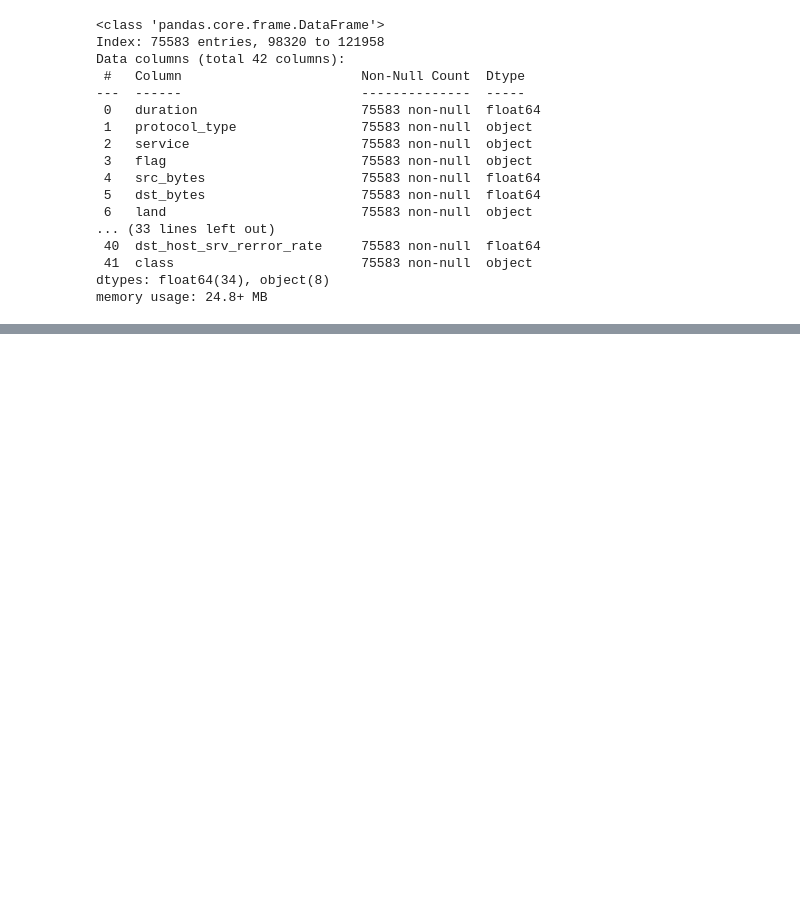
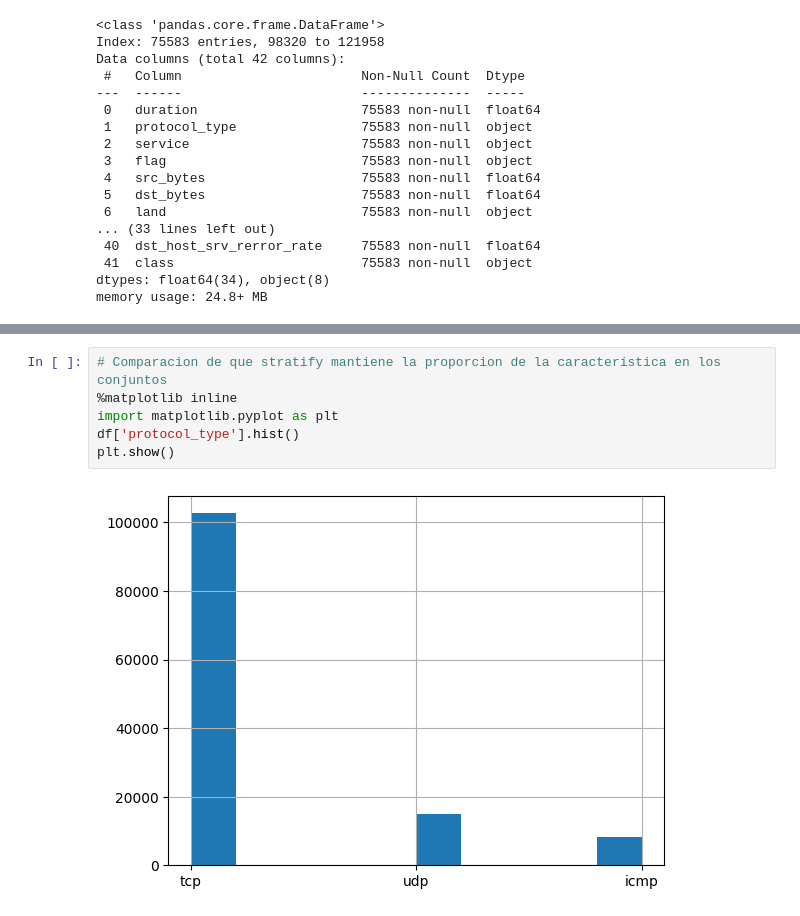
Before and after one commit to DiegoNoguez/Simulacion_Notebook, a Jupyter notebook: 07_Division_Data_Set.ipynb, the cells around one changed output, grey strips where cells are left out. Drawn from its saved outputs; the diff is of its cells as text; blank space fills up the shorter version.

```diff
--- a/07_Division_Data_Set.ipynb
+++ b/07_Division_Data_Set.ipynb
@@ -120,0 +182,8 @@ memory usage: 24.8+ MB
+# %%
+# Comparacion de que stratify mantiene la proporcion de la característica en los conjuntos
+%matplotlib inline
+import matplotlib.pyplot as plt
+df['protocol_type'].hist()
+plt.show()
+# %% [output]
+[figure, added]
```
Also changed, not shown: parts of 15 cells of this notebook.
